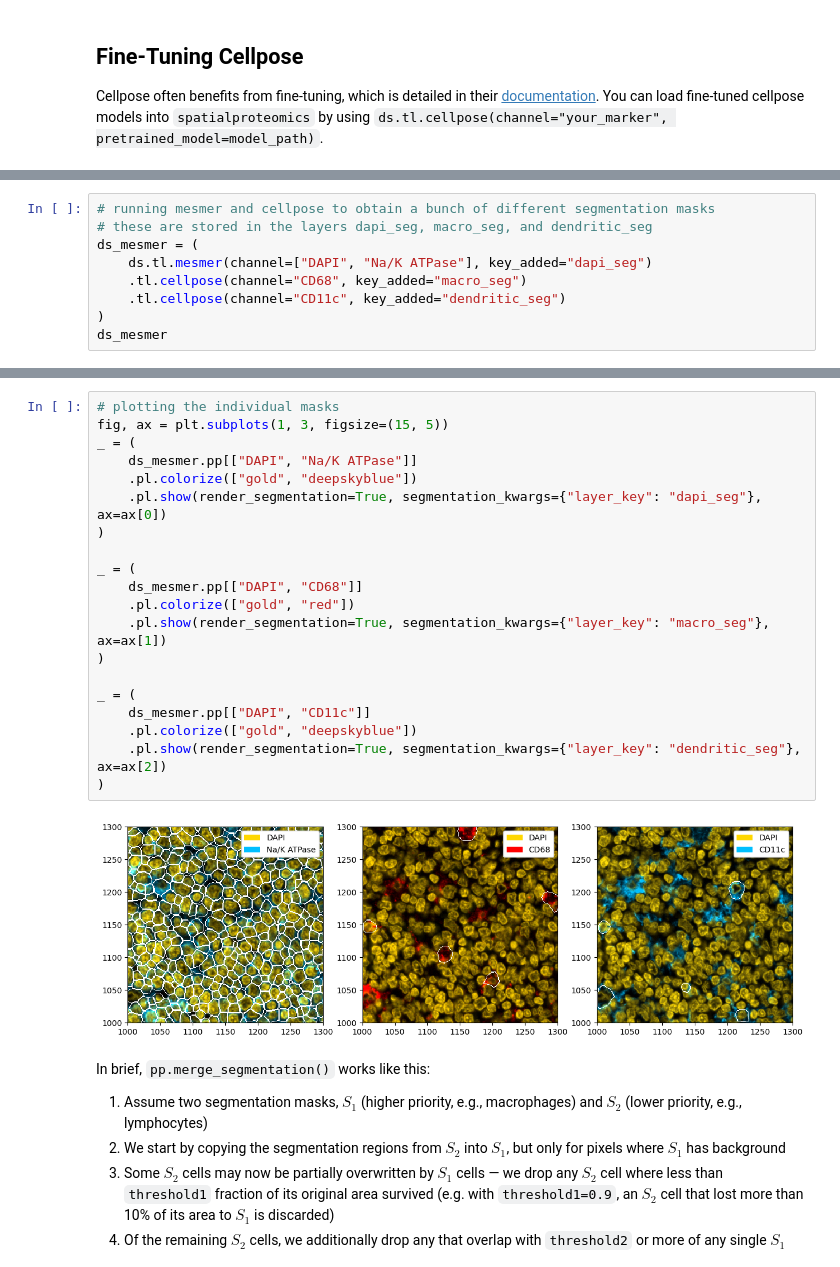
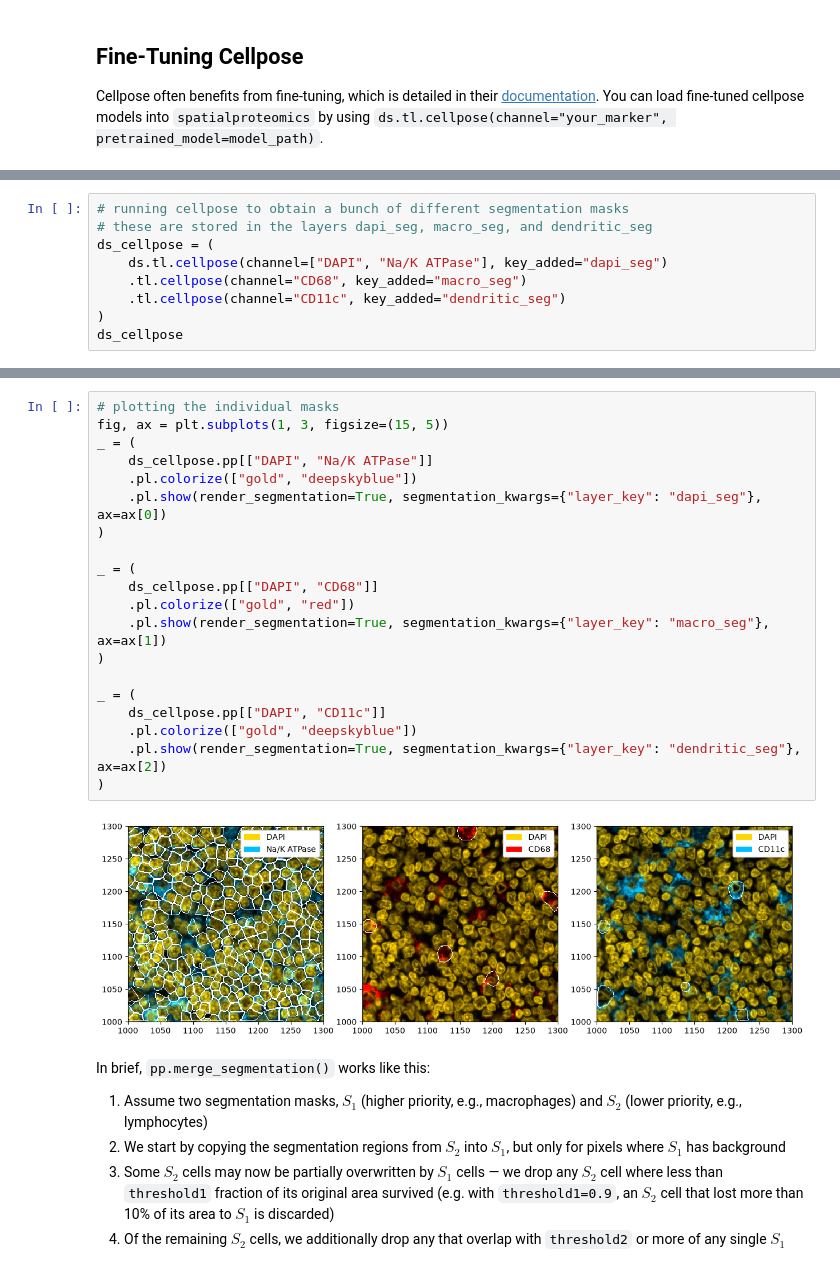
Before and after one commit to sagar87/spatialproteomics, a Jupyter notebook: docs/notebooks/Segmentation.ipynb, the cells around one changed output, grey strips where cells are left out. Drawn from its saved outputs; the diff is of its cells as text.

```diff
--- a/docs/notebooks/Segmentation.ipynb
+++ b/docs/notebooks/Segmentation.ipynb
@@ -330,10 +362,10 @@ Let us consider an example. Mesmer always requires two channels to segment an im
 # %%
-# running mesmer and cellpose to obtain a bunch of different segmentation masks
+# running cellpose to obtain a bunch of different segmentation masks
 # these are stored in the layers dapi_seg, macro_seg, and dendritic_seg
-ds_mesmer = (
-    ds.tl.mesmer(channel=["DAPI", "Na/K ATPase"], key_added="dapi_seg")
+ds_cellpose = (
+    ds.tl.cellpose(channel=["DAPI", "Na/K ATPase"], key_added="dapi_seg")
     .tl.cellpose(channel="CD68", key_added="macro_seg")
     .tl.cellpose(channel="CD11c", key_added="dendritic_seg")
 )
-ds_mesmer
+ds_cellpose
 # %% [output]
@@ -390,25 +417,25 @@ Attributes: (0)
 # %%
 # plotting the individual masks
 fig, ax = plt.subplots(1, 3, figsize=(15, 5))
 _ = (
-    ds_mesmer.pp[["DAPI", "Na/K ATPase"]]
+    ds_cellpose.pp[["DAPI", "Na/K ATPase"]]
     .pl.colorize(["gold", "deepskyblue"])
     .pl.show(render_segmentation=True, segmentation_kwargs={"layer_key": "dapi_seg"}, ax=ax[0])
 )
 
 _ = (
-    ds_mesmer.pp[["DAPI", "CD68"]]
+    ds_cellpose.pp[["DAPI", "CD68"]]
     .pl.colorize(["gold", "red"])
     .pl.show(render_segmentation=True, segmentation_kwargs={"layer_key": "macro_seg"}, ax=ax[1])
 )
 
 _ = (
-    ds_mesmer.pp[["DAPI", "CD11c"]]
+    ds_cellpose.pp[["DAPI", "CD11c"]]
     .pl.colorize(["gold", "deepskyblue"])
     .pl.show(render_segmentation=True, segmentation_kwargs={"layer_key": "dendritic_seg"}, ax=ax[2])
 )
 # %% [output]
-[figure, old version]
+[figure, new version]
 # %% [markdown]
 In brief, `pp.merge_segmentation()` works like this:
 
```
Also changed, not shown: parts of 18 cells of this notebook, 3 other files.
